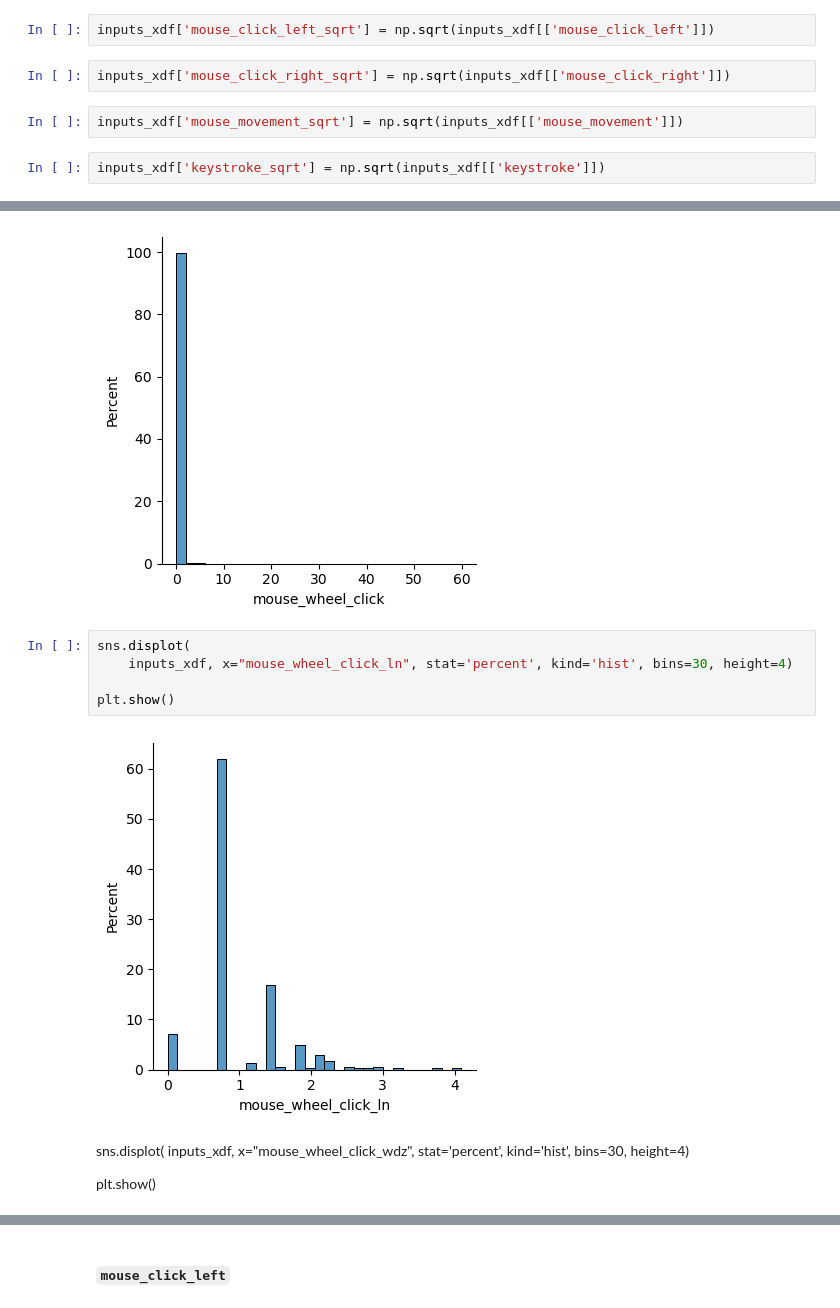
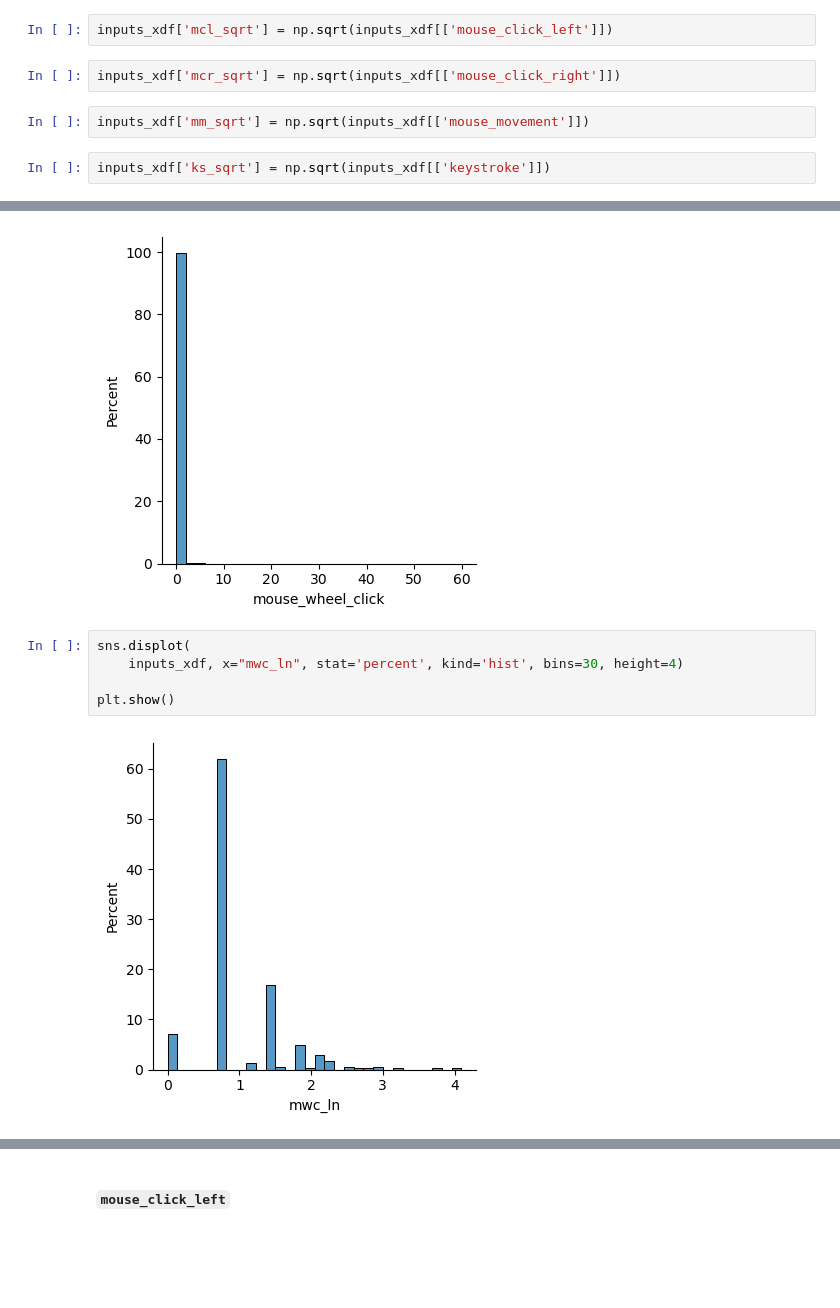
Before and after one commit to lisaover/CMPINF2120_project, a Jupyter notebook: CMPINF2120_EPM_EDA_p1_Over_Lisa.ipynb, the cells around one changed output, grey strips where cells are left out. Drawn from its saved outputs; the diff is of its cells as text; blank space fills up the shorter version.

```diff
--- a/CMPINF2120_EPM_EDA_p1_Over_Lisa.ipynb
+++ b/CMPINF2120_EPM_EDA_p1_Over_Lisa.ipynb
@@ -627,11 +691,11 @@ inputs_xdf['mouse_wheel_click_sqrt'] = np.sqrt(inputs_xdf[['mouse_wheel_click']]
 # %%
-inputs_xdf['mouse_click_left_sqrt'] = np.sqrt(inputs_xdf[['mouse_click_left']])
+inputs_xdf['mcl_sqrt'] = np.sqrt(inputs_xdf[['mouse_click_left']])
 # %%
-inputs_xdf['mouse_click_right_sqrt'] = np.sqrt(inputs_xdf[['mouse_click_right']])
+inputs_xdf['mcr_sqrt'] = np.sqrt(inputs_xdf[['mouse_click_right']])
 # %%
-inputs_xdf['mouse_movement_sqrt'] = np.sqrt(inputs_xdf[['mouse_movement']])
+inputs_xdf['mm_sqrt'] = np.sqrt(inputs_xdf[['mouse_movement']])
 # %%
-inputs_xdf['keystroke_sqrt'] = np.sqrt(inputs_xdf[['keystroke']])
+inputs_xdf['ks_sqrt'] = np.sqrt(inputs_xdf[['keystroke']])
 # %% [markdown]
 ##### `total_time`
 # %%
@@ -713,13 +769,8 @@ plt.show()
 [figure]
 # %%
 sns.displot(
-    inputs_xdf, x="mouse_wheel_click_ln", stat='percent', kind='hist', bins=30, height=4)
+    inputs_xdf, x="mwc_ln", stat='percent', kind='hist', bins=30, height=4)
 
 plt.show()
 # %% [output]
-[figure, old version]
+[figure, new version]
-# %% [markdown]
-sns.displot(
-    inputs_xdf, x="mouse_wheel_click_wdz", stat='percent', kind='hist', bins=30, height=4)
-
-plt.show()
```
Also changed, not shown: parts of 71 cells of this notebook.
